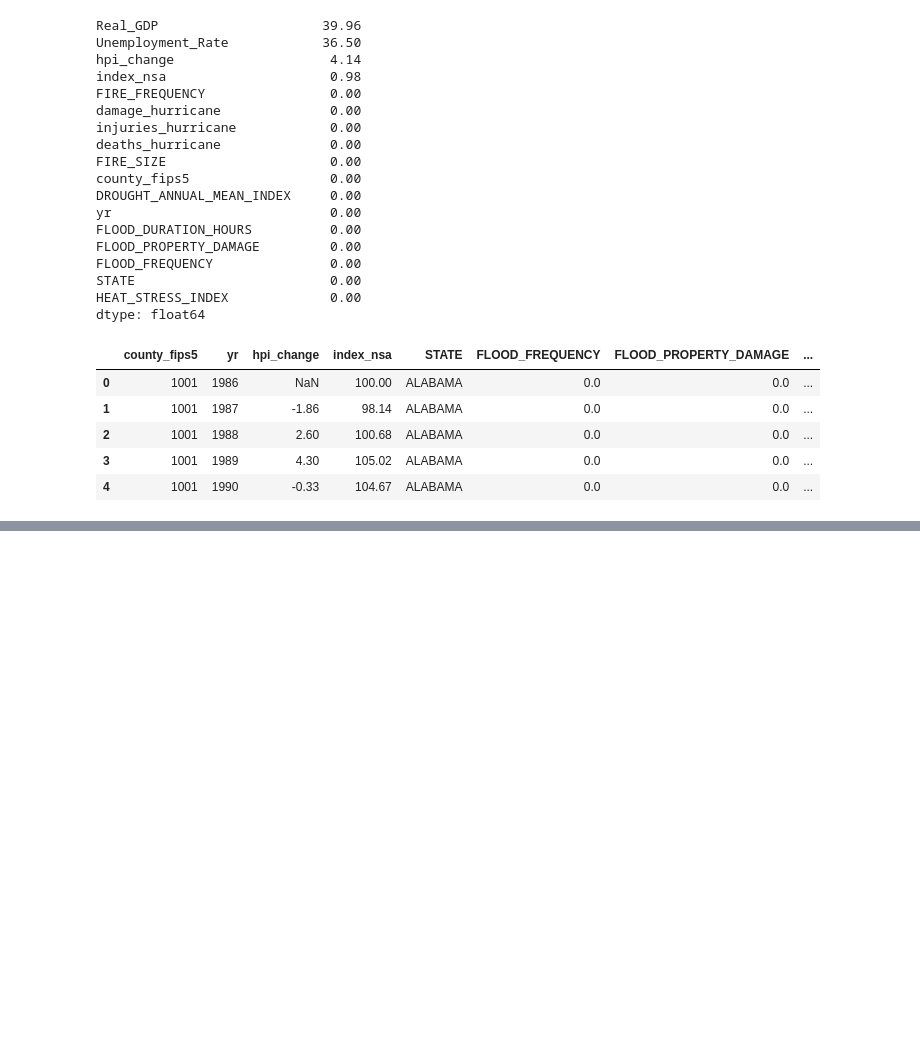
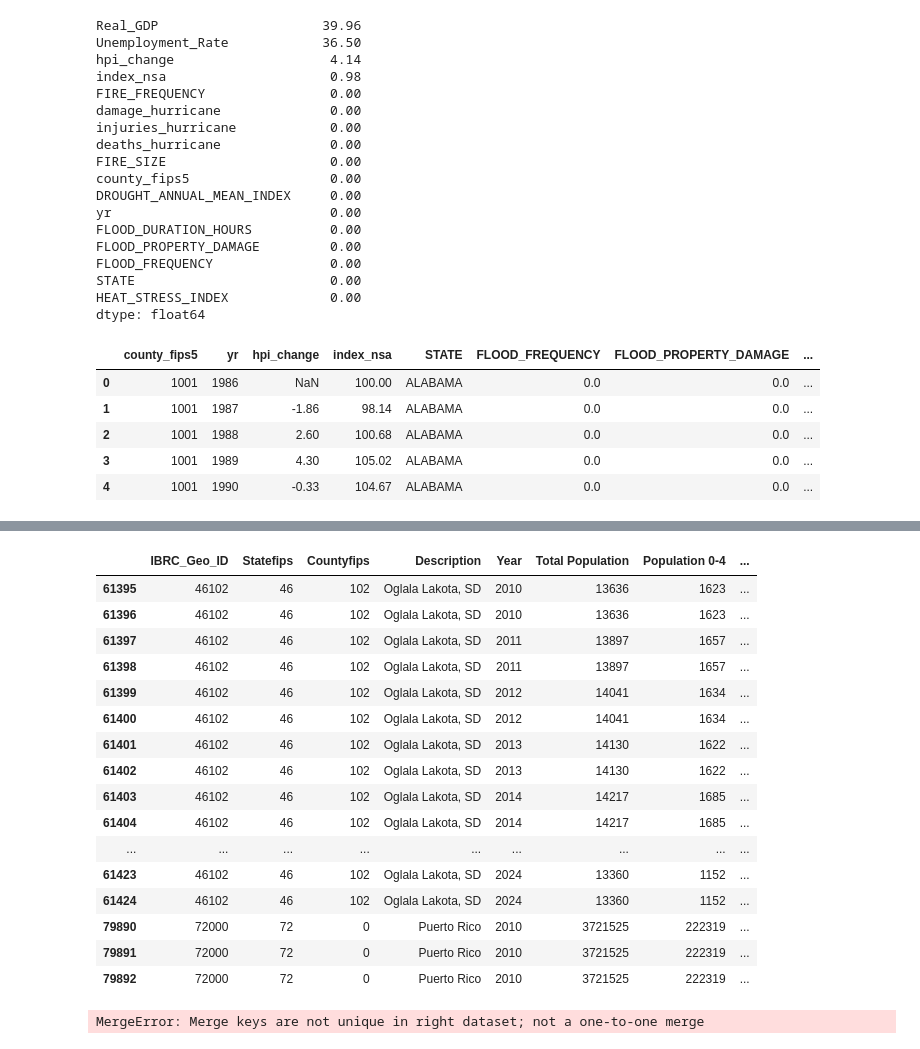
Before and after one commit to Ramil-cyber/Capstone_Citizensbank_climate-risk_insurance-exposure_monitoring, a Jupyter notebook: 03_code/data_exploration/datasets_join_v8.ipynb, the cells around one changed output, grey strips where cells are left out. Cells and saved outputs as stored; diff of their text form; code cells hidden in the pictures; blank space fills up the shorter version.

Commit message:
Adding datasets_join_v8

```diff
--- a/03_code/data_exploration/datasets_join_v8.ipynb
+++ b/03_code/data_exploration/datasets_join_v8.ipynb
@@ -5,6 +5,8 @@ from sklearn.model_selection import train_test_split
 from sklearn.metrics import r2_score, mean_squared_error
 import matplotlib.pyplot as plt
 import seaborn as sns
+
+pd.set_option("copy_on_write", True)
 # %% [markdown]
 #### Get the flood dataset
 # %%
@@ -697,0 +742,6 @@ population = pd.read_csv()
+# %%
+population = pd.read_csv(
+    "../../01_original_data/Financial Data/population_2000_2024/Population by Age and Sex - US, States, Counties.csv"
+)
+population = population.iloc[25:]
+population
@@ -697,0 +762,32 @@ population = pd.read_csv()
+# %%
+# Checking for duplicates
+population[population.duplicated(subset=["IBRC_Geo_ID", "Year"], keep=False)]
+# %% [output]
+|  | IBRC_Geo_ID | Statefips | Countyfips | Description | Year | Total Population | Population 0-4 | ... |
+| 61395 | 46102 | 46 | 102 | Oglala Lakota, SD | 2010 | 13636 | 1623 | ... |
+| 61396 | 46102 | 46 | 102 | Oglala Lakota, SD | 2010 | 13636 | 1623 | ... |
+| 61397 | 46102 | 46 | 102 | Oglala Lakota, SD | 2011 | 13897 | 1657 | ... |
+| 61398 | 46102 | 46 | 102 | Oglala Lakota, SD | 2011 | 13897 | 1657 | ... |
+| 61399 | 46102 | 46 | 102 | Oglala Lakota, SD | 2012 | 14041 | 1634 | ... |
+| 61400 | 46102 | 46 | 102 | Oglala Lakota, SD | 2012 | 14041 | 1634 | ... |
+| 61401 | 46102 | 46 | 102 | Oglala Lakota, SD | 2013 | 14130 | 1622 | ... |
+| 61402 | 46102 | 46 | 102 | Oglala Lakota, SD | 2013 | 14130 | 1622 | ... |
+| 61403 | 46102 | 46 | 102 | Oglala Lakota, SD | 2014 | 14217 | 1685 | ... |
+| 61404 | 46102 | 46 | 102 | Oglala Lakota, SD | 2014 | 14217 | 1685 | ... |
+| ... | ... | ... | ... | ... | ... | ... | ... | ... |
+| 61423 | 46102 | 46 | 102 | Oglala Lakota, SD | 2024 | 13360 | 1152 | ... |
+| 61424 | 46102 | 46 | 102 | Oglala Lakota, SD | 2024 | 13360 | 1152 | ... |
+| 79890 | 72000 | 72 | 0 | Puerto Rico | 2010 | 3721525 | 222319 | ... |
+| 79891 | 72000 | 72 | 0 | Puerto Rico | 2010 | 3721525 | 222319 | ... |
+| 79892 | 72000 | 72 | 0 | Puerto Rico | 2010 | 3721525 | 222319 | ... |
+# %%
+climate_gdp_unemployment_tax_mort_pop = climate_gdp_unemployment_tax.merge(
+    population,
+    "left",
+    left_on=["county_fips5", "yr"],
+    right_on=["IBRC_Geo_ID", "Year"],
+    validate="1:1",
+)
+climate_gdp_unemployment_tax_mort_pop
+# %% [output]
+MergeError: Merge keys are not unique in right dataset; not a one-to-one merge
```
Also changed, not shown: parts of 17 cells of this notebook.
